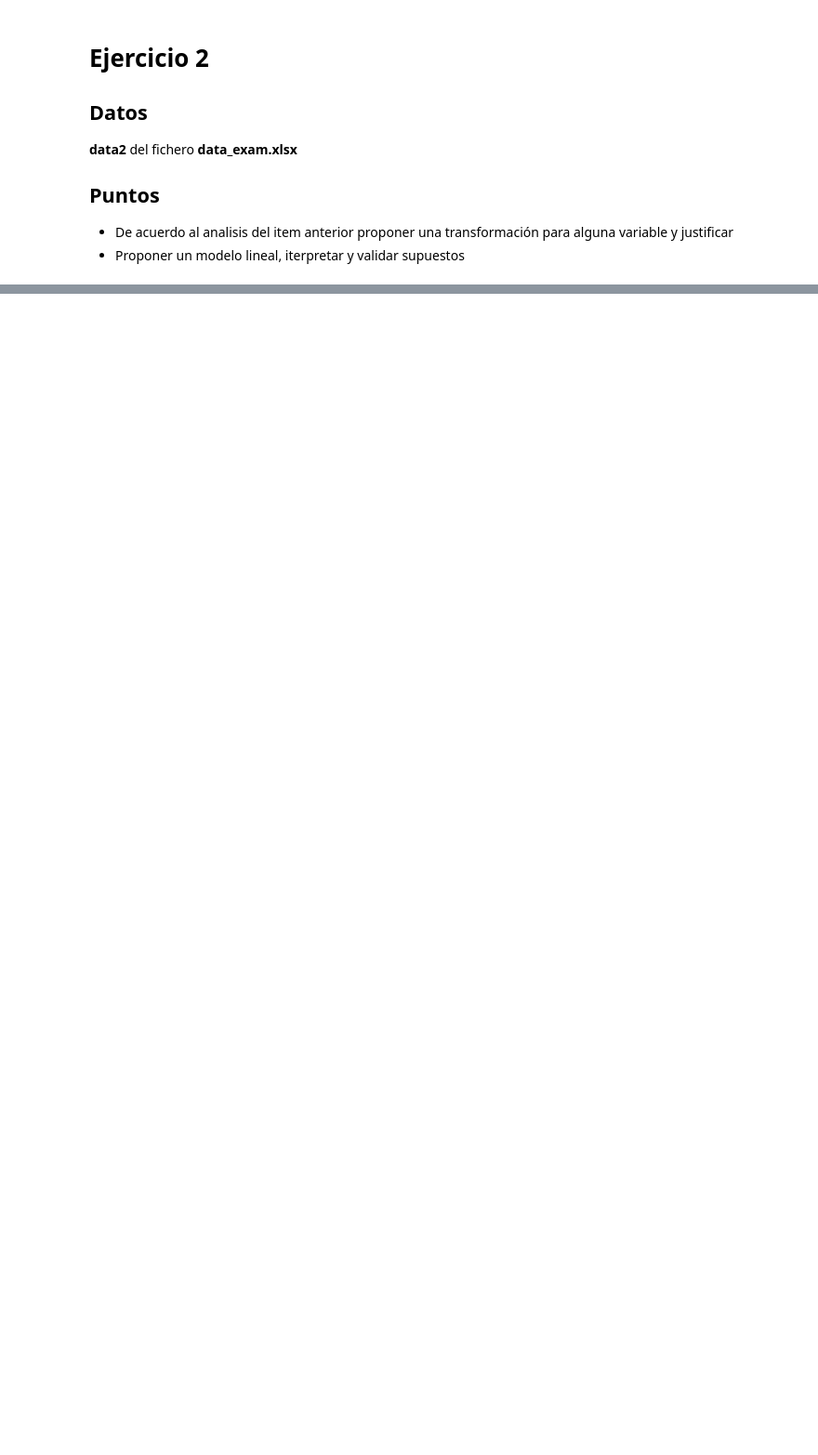
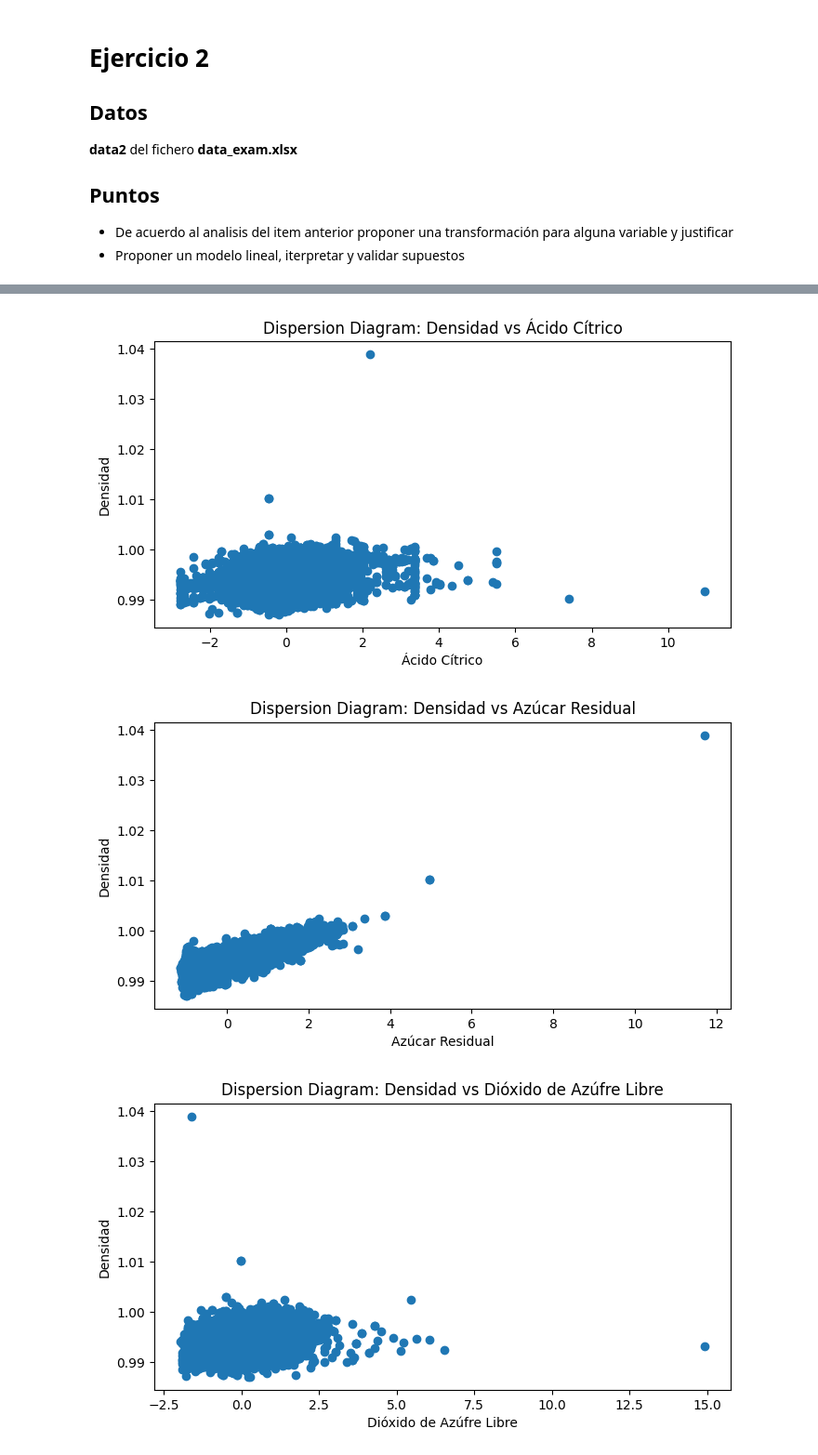
Before and after one commit to cam2149/MachinelearningI, a Jupyter notebook: Examen1_Ejercicio3.ipynb, the cells around one changed output, grey strips where cells are left out. Shown at 93% size. Drawn from its saved outputs; the diff is of its cells as text; code cells hidden in the pictures; blank space fills up the shorter version.

```diff
--- a/Examen1_Ejercicio3.ipynb
+++ b/Examen1_Ejercicio3.ipynb
@@ -188,0 +616,16 @@ _ = plt.legend()
+# %%
+# prompt: create dispersion diagram of df_wine vs the column "densidad"
+
+# Create a scatter plot for each column against 'Densidad'
+for column in df_wine.columns:
+  if column != 'Densidad':
+    plt.figure(figsize=(8, 4))
+    plt.scatter( df_wine[column],df_wine['Densidad'])
+    plt.ylabel('Densidad')
+    plt.xlabel(column)
+    plt.title(f'Dispersion Diagram: Densidad vs {column}')
+    plt.show()
+# %% [output]
+[figure, added]
+[figure, added]
+[figure, added]
```
Also changed, not shown: parts of 72 cells of this notebook.
